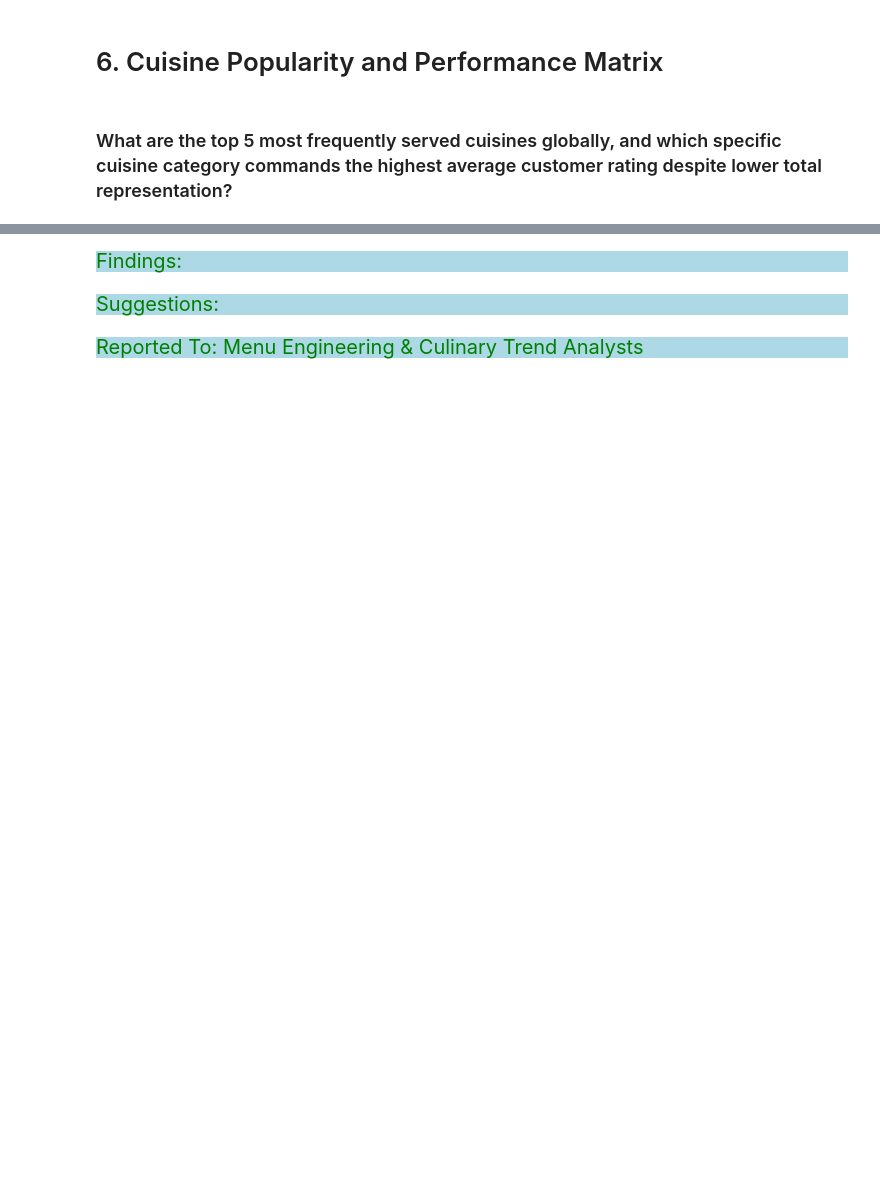
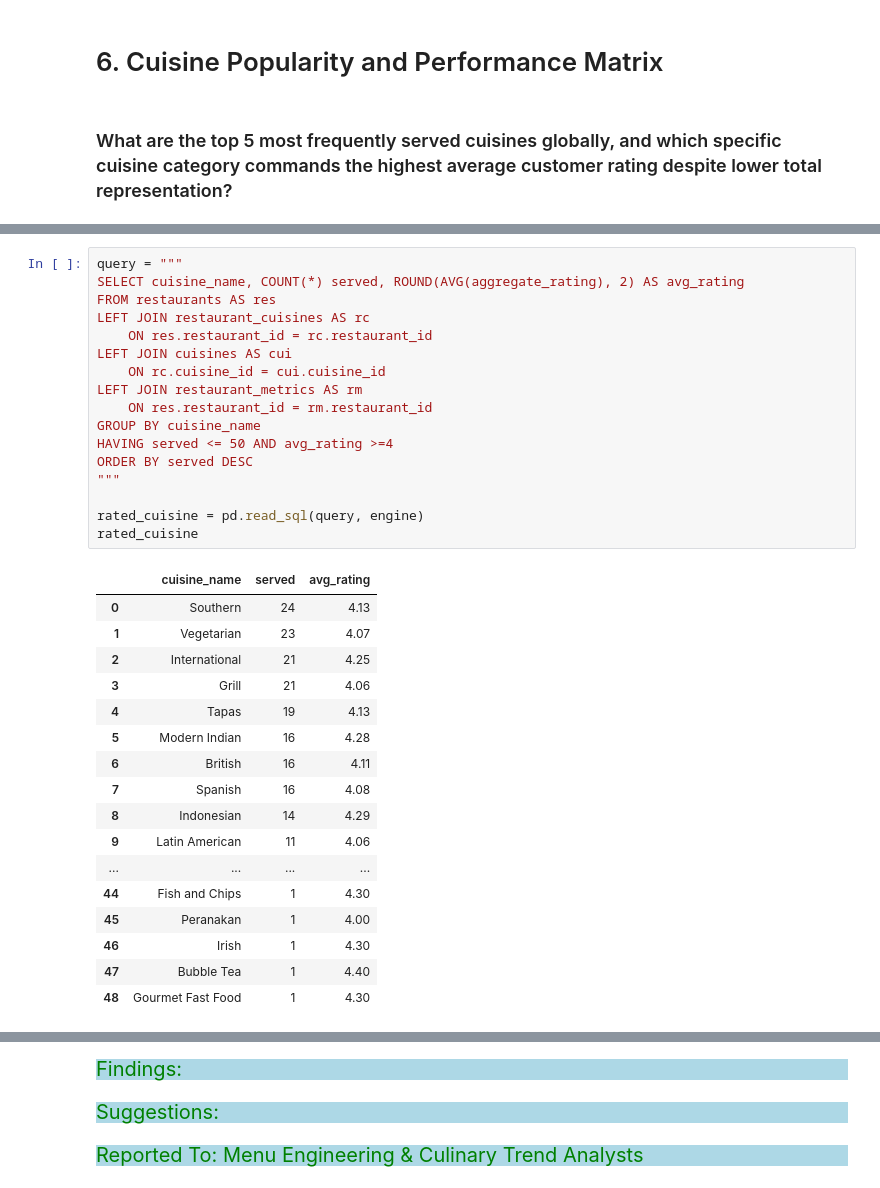
Before and after one commit to Kartika-Nidhi/Restaurant_Analysis_SQL, a Jupyter notebook: Restaurant_Analysis_SQl.ipynb, the cells around one changed output, grey strips where cells are left out. Drawn from its saved outputs; the diff is of its cells as text; blank space fills up the shorter version.

```diff
--- a/Restaurant_Analysis_SQl.ipynb
+++ b/Restaurant_Analysis_SQl.ipynb
@@ -909,3 +931,38 @@ Reported To: Product Managers & Merchant Success Teams
+# %%
+query = """
+SELECT cuisine_name, COUNT(*) served, ROUND(AVG(aggregate_rating), 2) AS avg_rating
+FROM restaurants AS res
+LEFT JOIN restaurant_cuisines AS rc
+    ON res.restaurant_id = rc.restaurant_id
+LEFT JOIN cuisines AS cui
+    ON rc.cuisine_id = cui.cuisine_id
+LEFT JOIN restaurant_metrics AS rm
+    ON res.restaurant_id = rm.restaurant_id
+GROUP BY cuisine_name
+HAVING served <= 50 AND avg_rating >=4
+ORDER BY served DESC
+"""
+
+rated_cuisine = pd.read_sql(query, engine)
+rated_cuisine
+# %% [output]
+|  | cuisine_name | served | avg_rating |
+| 0 | Southern | 24 | 4.13 |
+| 1 | Vegetarian | 23 | 4.07 |
+| 2 | International | 21 | 4.25 |
+| 3 | Grill | 21 | 4.06 |
+| 4 | Tapas | 19 | 4.13 |
+| 5 | Modern Indian | 16 | 4.28 |
+| 6 | British | 16 | 4.11 |
+| 7 | Spanish | 16 | 4.08 |
+| 8 | Indonesian | 14 | 4.29 |
+| 9 | Latin American | 11 | 4.06 |
+| ... | ... | ... | ... |
+| 44 | Fish and Chips | 1 | 4.30 |
+| 45 | Peranakan | 1 | 4.00 |
+| 46 | Irish | 1 | 4.30 |
+| 47 | Bubble Tea | 1 | 4.40 |
+| 48 | Gourmet Fast Food | 1 | 4.30 |
 # %% [markdown]
 <div>
 # %% [markdown]
```
Also changed, not shown: parts of 1 cell of this notebook.
